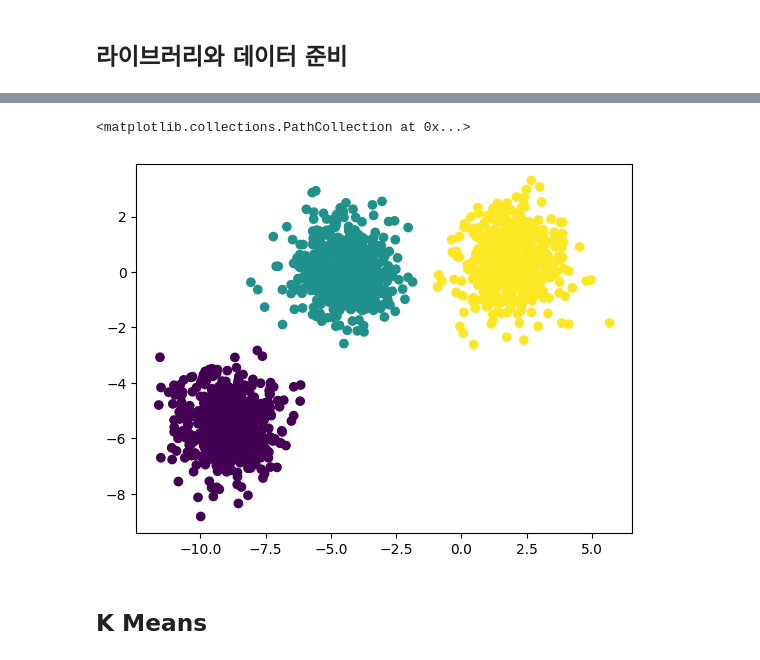
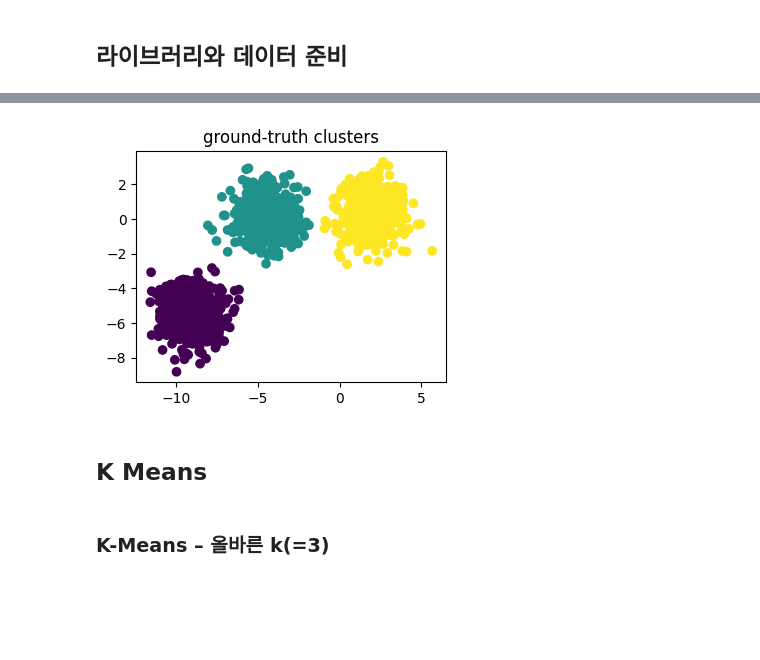
Before and after one commit to ykkim77/bigdata_analysis_basic_14th, a Jupyter notebook: non-hierarchical clustering.ipynb, the cells around one changed output, grey strips where cells are left out. Saved outputs shown, nothing was run; the diff lists cells and outputs as text; code cells hidden in the pictures; blank space fills up the shorter version.

```diff
--- a/non-hierarchical clustering.ipynb
+++ b/non-hierarchical clustering.ipynb
@@ -31,7 +31,11 @@ array([1, 1, 0, ..., 2, 2, 2], shape=(1500,))
 # %%
+plt.figure(figsize=(4, 3))
+plt.title("ground-truth clusters") # 실제 군집의 구조
 plt.scatter(data[:, 0], data[:, 1], c=label)
+plt.show()
 # %% [output]
-<matplotlib.collections.PathCollection at 0x...>
-[figure, old version]
+[figure, new version]
 # %% [markdown]
 ## K Means
+# %% [markdown]
+### K-Means – 올바른 k(=3)
```
Also changed, not shown: parts of 22 cells of this notebook.
